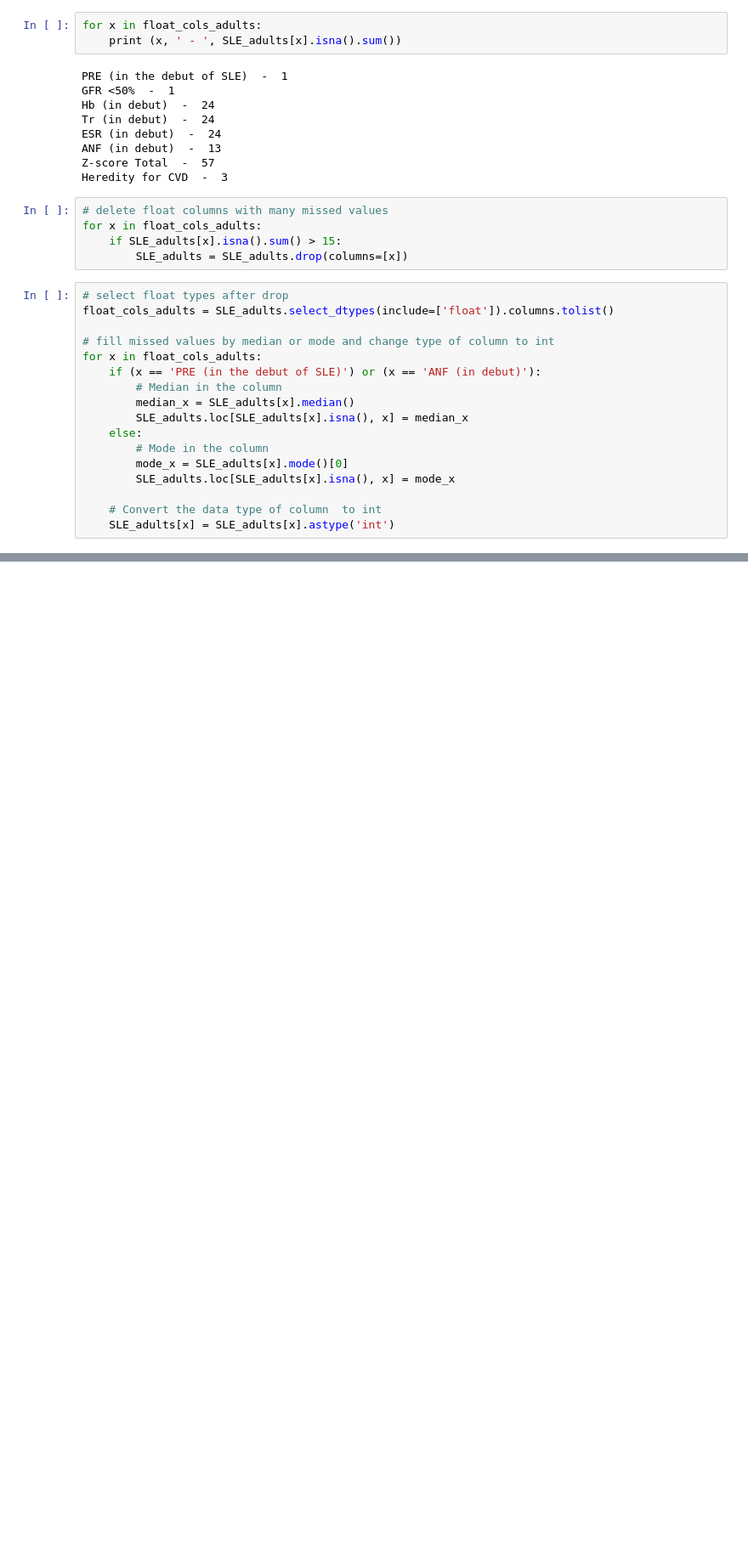
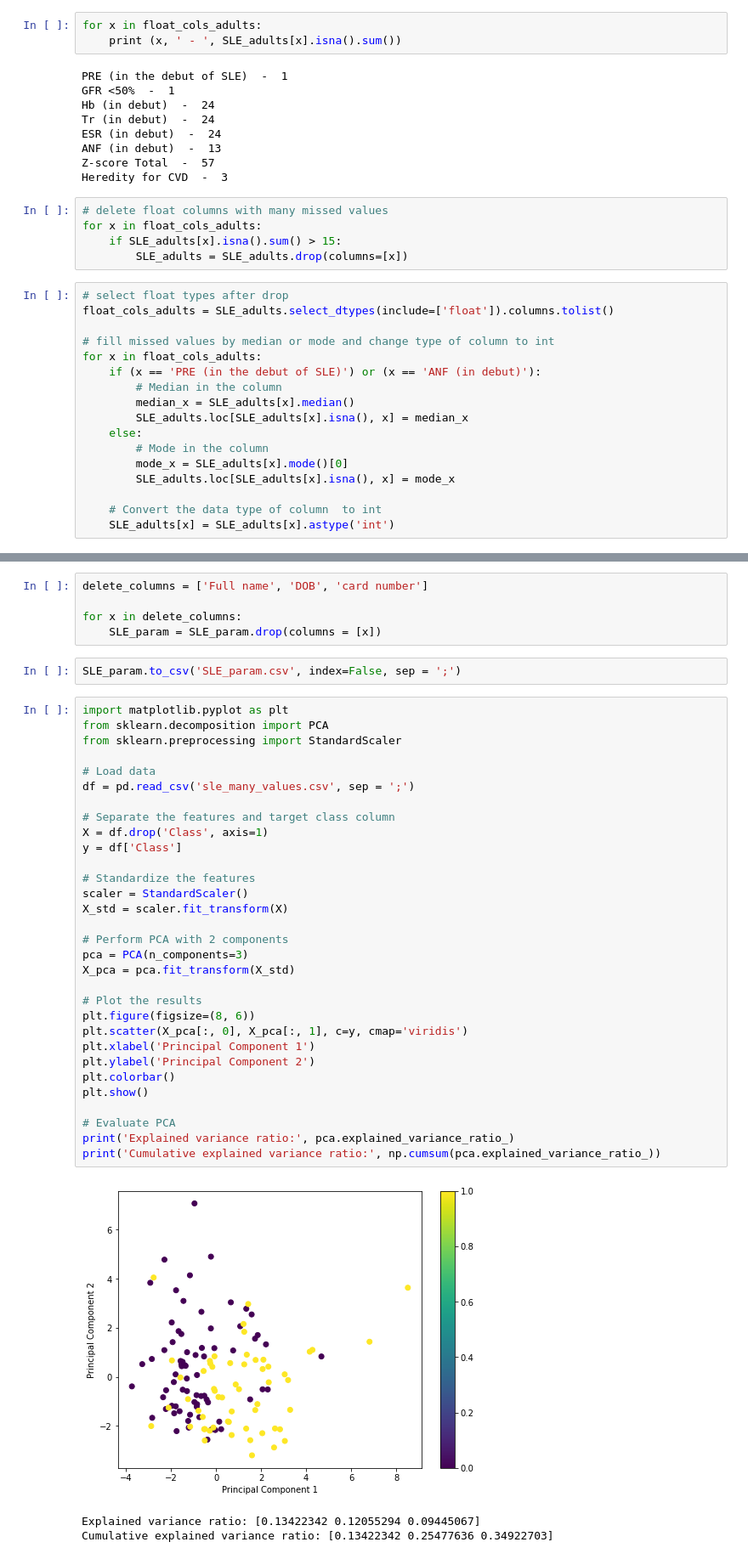
Before and after one commit to kgaydukova/SLE_model, a Jupyter notebook: test_SLE.ipynb, the cells around one changed output, grey strips where cells are left out. Shown at 85% size. Drawn from its saved outputs; the diff is of its cells as text; blank space fills up the shorter version.

```diff
--- a/test_SLE.ipynb
+++ b/test_SLE.ipynb
@@ -203,0 +330,42 @@ SLE_adults.to_csv('SLE_adults_fixed.csv', index=False, sep = ';')
+# %%
+delete_columns = ['Full name', 'DOB', 'card number']
+
+for x in delete_columns:
+    SLE_param = SLE_param.drop(columns = [x])
+# %%
+SLE_param.to_csv('SLE_param.csv', index=False, sep = ';')
+# %%
+import matplotlib.pyplot as plt
+from sklearn.decomposition import PCA
+from sklearn.preprocessing import StandardScaler
+
+# Load data
+df = pd.read_csv('sle_many_values.csv', sep = ';')
+
+# Separate the features and target class column
+X = df.drop('Class', axis=1)
+y = df['Class']
+
+# Standardize the features
+scaler = StandardScaler()
+X_std = scaler.fit_transform(X)
+
+# Perform PCA with 2 components
+pca = PCA(n_components=3)
+X_pca = pca.fit_transform(X_std)
+
+# Plot the results
+plt.figure(figsize=(8, 6))
+plt.scatter(X_pca[:, 0], X_pca[:, 1], c=y, cmap='viridis')
+plt.xlabel('Principal Component 1')
+plt.ylabel('Principal Component 2')
+plt.colorbar()
+plt.show()
+
+# Evaluate PCA
+print('Explained variance ratio:', pca.explained_variance_ratio_)
+print('Cumulative explained variance ratio:', np.cumsum(pca.explained_variance_ratio_))
+# %% [output]
+[figure, added]
+Explained variance ratio: [0.13422342 0.12055294 0.09445067]
+Cumulative explained variance ratio: [0.13422342 0.25477636 0.34922703]
```
Also changed, not shown: parts of 44 cells of this notebook.
